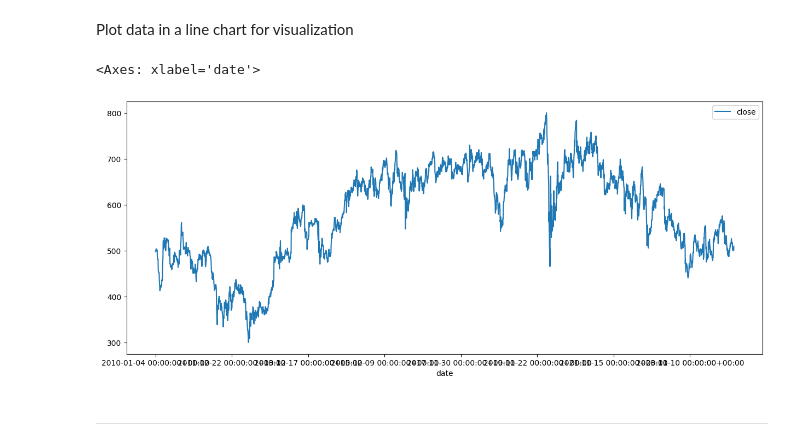
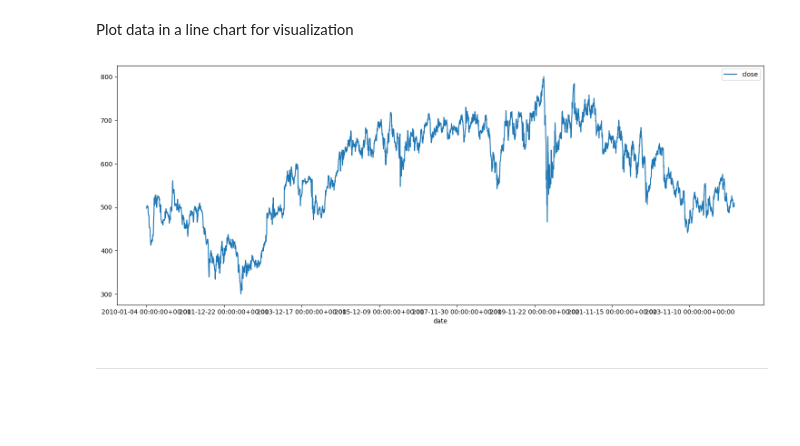
Before and after one commit to AndyV773/PP5, a Jupyter notebook: jupyter_notebooks/01 - DataCollection.ipynb, the cells around one changed output. Saved outputs shown, nothing was run; the diff lists cells and outputs as text; code cells hidden in the pictures; blank space fills up the shorter version.

```diff
--- a/jupyter_notebooks/01 - DataCollection.ipynb
+++ b/jupyter_notebooks/01 - DataCollection.ipynb
@@ -194,11 +204,11 @@ array([0.])
 # %% [markdown]
 Plot data in a line chart for visualization
 # %%
-import matplotlib.pyplot as plt
 df.plot.line(y='close',x='date',figsize=(15, 6))
+plt.tight_layout()
+plt.show()
 # %% [output]
-<Axes: xlabel='date'>
-[figure, old version]
+[figure, new version]
 # %% [markdown]
 ---
 # %% [markdown]
```
Also changed, not shown: parts of 13 cells of this notebook, 15 other files.
